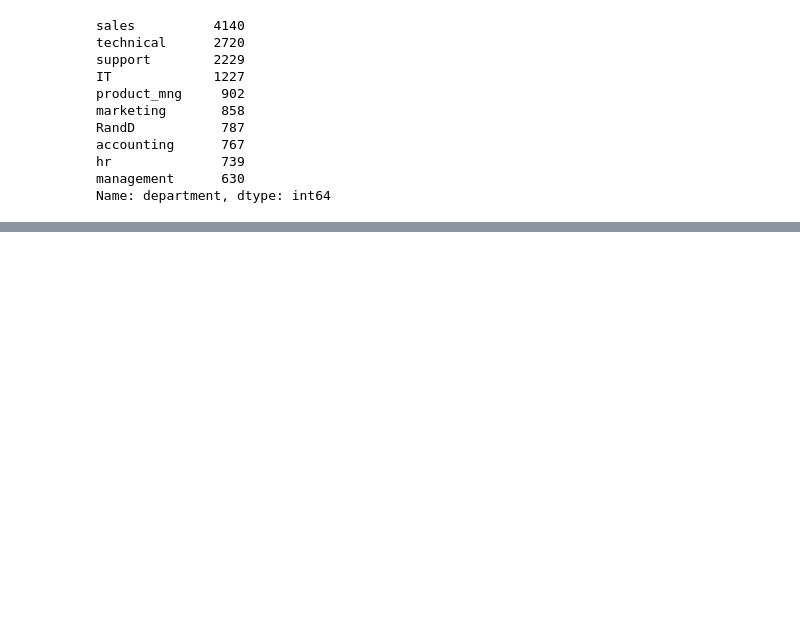
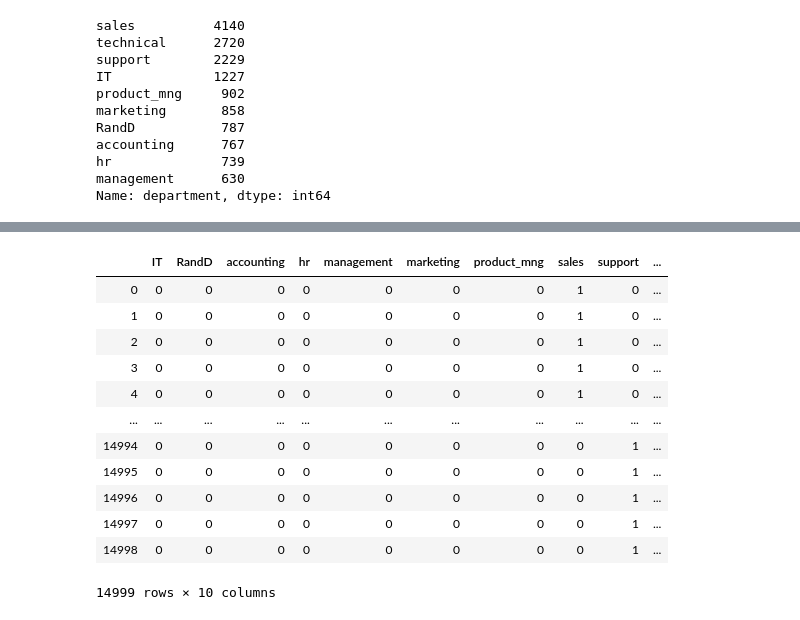
Before and after one commit to isaacramiez00/predicting_turnover, a Jupyter notebook: jupyter_notebook/turnover-eda.ipynb, the cells around one changed output, grey strips where cells are left out. Cells and saved outputs as stored; diff of their text form; code cells hidden in the pictures; blank space fills up the shorter version.

```diff
--- a/jupyter_notebook/turnover-eda.ipynb
+++ b/jupyter_notebook/turnover-eda.ipynb
@@ -76,3 +79,26 @@ turnover.corr()
+# %%
+
+# by_department
+y = turnover['left']
+dep_X = department
+
+
+# turnover.corr()
+# pd.plotting.scatter_matrix(turnover, figsize=(15,15));
+# %% [output]
+|  | IT | RandD | accounting | hr | management | marketing | product_mng | sales | support | ... |
+| 0 | 0 | 0 | 0 | 0 | 0 | 0 | 0 | 1 | 0 | ... |
+| 1 | 0 | 0 | 0 | 0 | 0 | 0 | 0 | 1 | 0 | ... |
+| 2 | 0 | 0 | 0 | 0 | 0 | 0 | 0 | 1 | 0 | ... |
+| 3 | 0 | 0 | 0 | 0 | 0 | 0 | 0 | 1 | 0 | ... |
+| 4 | 0 | 0 | 0 | 0 | 0 | 0 | 0 | 1 | 0 | ... |
+| ... | ... | ... | ... | ... | ... | ... | ... | ... | ... | ... |
+| 14994 | 0 | 0 | 0 | 0 | 0 | 0 | 0 | 0 | 1 | ... |
+| 14995 | 0 | 0 | 0 | 0 | 0 | 0 | 0 | 0 | 1 | ... |
+| 14996 | 0 | 0 | 0 | 0 | 0 | 0 | 0 | 0 | 1 | ... |
+| 14997 | 0 | 0 | 0 | 0 | 0 | 0 | 0 | 0 | 1 | ... |
+| 14998 | 0 | 0 | 0 | 0 | 0 | 0 | 0 | 0 | 1 | ... |
+14999 rows × 10 columns
 # %%
 # plotting the correlation matrix
 # as seaborn is based on matplotlib, we need to use plt.show() to see the plot
```
Also changed, not shown: parts of 19 cells of this notebook, 3 other files.
